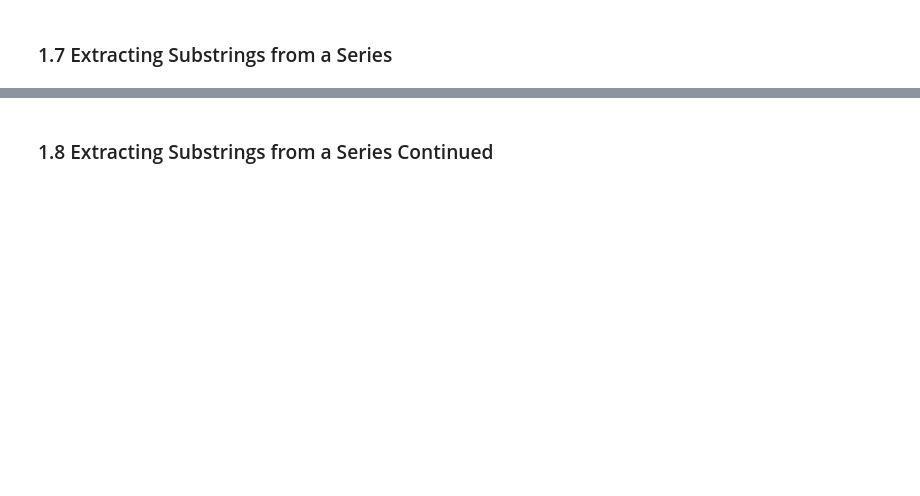
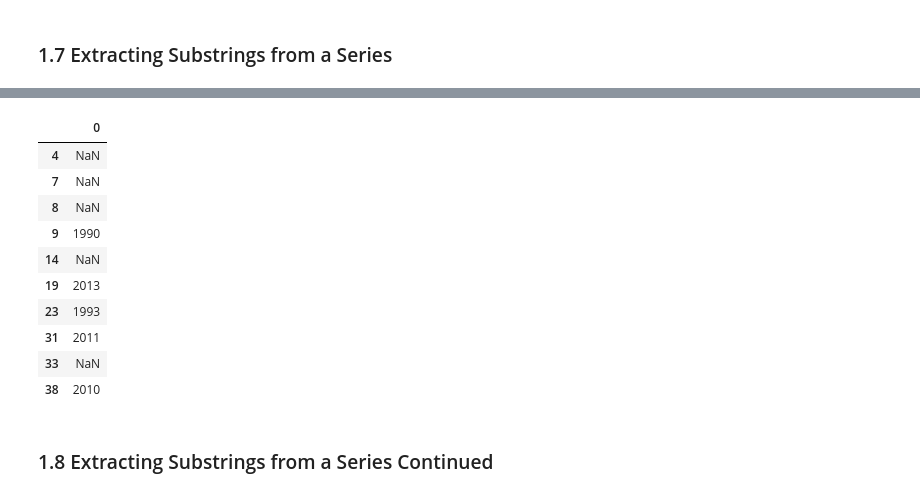
Before and after one commit to nymarya/data-science-one, a Jupyter notebook: Lesson#10/Lesson #10.ipynb, the cells around one changed output, grey strips where cells are left out. Saved outputs shown, nothing was run; the diff lists cells and outputs as text; code cells hidden in the pictures; blank space fills up the shorter version.

```diff
--- a/Lesson#10/Lesson #10.ipynb
+++ b/Lesson#10/Lesson #10.ipynb
@@ -369,9 +484,24 @@ Let's use what we've learned to explore the [Series.str.extract()](https://panda
 - Create a regular expression that will match years and assign it to the variable **pattern**. Note: we've already set up the pattern variable. Insert your answer inside the parantheses: "(your_answer)".
 - Use pattern and the **Series.str.extract()** method to extract years from the **SpecialNotes** column. Assign the resulting Series to **years**.
 # %%
-pattern =r"()"
+pattern =r"([1-2][0-9]{3})"
 
 # put your code here
+years = merged_national_accounts['SpecialNotes'].str.extract(pattern)
+# %%
+years.head(10)
+# %% [output]
+|  | 0 |
+| 4 | NaN |
+| 7 | NaN |
+| 8 | NaN |
+| 9 | 1990 |
+| 14 | NaN |
+| 19 | 2013 |
+| 23 | 1993 |
+| 31 | 2011 |
+| 33 | NaN |
+| 38 | 2010 |
 # %% [markdown]
 ### 1.8 Extracting Substrings from a Series Continued
 # %% [markdown]
```
Also changed, not shown: parts of 24 cells of this notebook, 1 other file.
